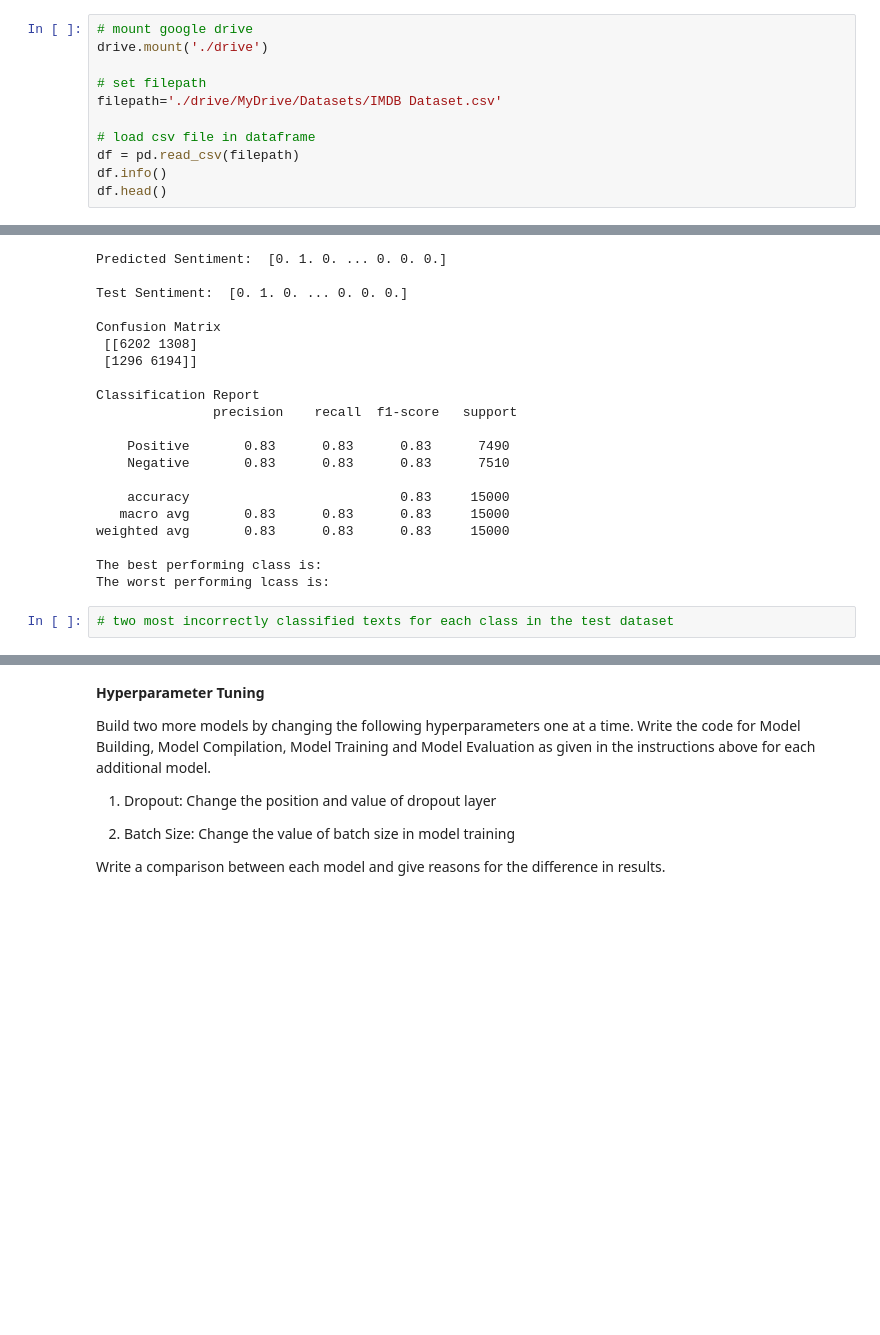
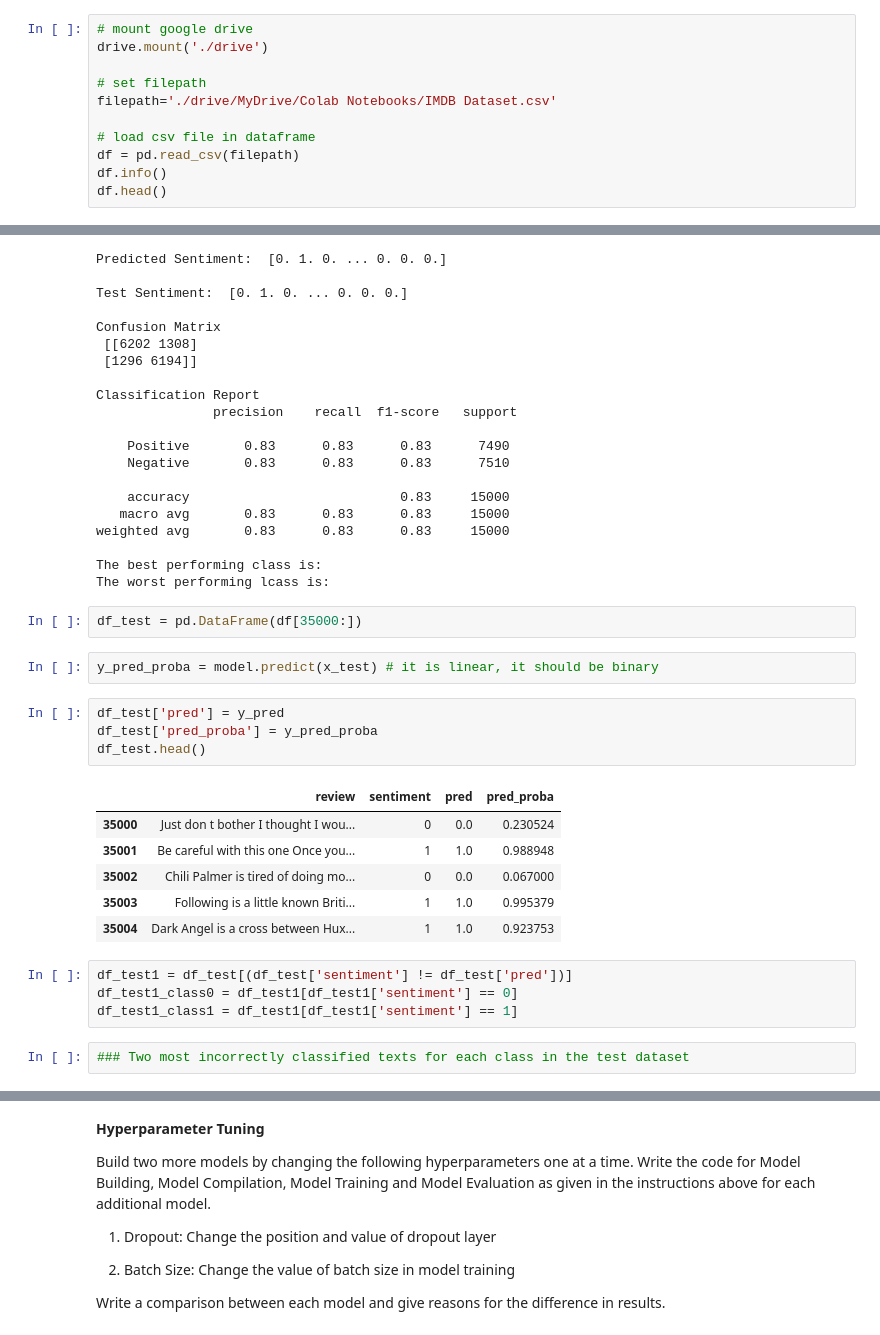
Before and after one commit to ankygupta9999/imdb-50k-DL, a Jupyter notebook: Assignment1_part2.ipynb, the cells around one changed output, grey strips where cells are left out. Saved outputs shown, nothing was run; the diff lists cells and outputs as text; blank space fills up the shorter version.

```diff
--- a/Assignment1_part2.ipynb
+++ b/Assignment1_part2.ipynb
@@ -27,7 +27,7 @@ from sklearn.metrics import classification_report, confusion_matrix
 drive.mount('./drive')
 
 # set filepath
-filepath='./drive/MyDrive/Datasets/IMDB Dataset.csv'
+filepath='./drive/MyDrive/Colab Notebooks/IMDB Dataset.csv'
 
 # load csv file in dataframe
 df = pd.read_csv(filepath)
@@ -409,5 +409,24 @@ weighted avg       0.83      0.83      0.83     15000
 
 The best performing class is:
 The worst performing lcass is:
+# %%
+df_test = pd.DataFrame(df[35000:])
+# %%
+y_pred_proba = model.predict(x_test) # it is linear, it should be binary
+# %%
+df_test['pred'] = y_pred
+df_test['pred_proba'] = y_pred_proba
+df_test.head()
+# %% [output]
+|  | review | sentiment | pred | pred_proba |
+| 35000 | Just don t bother I thought I wou... | 0 | 0.0 | 0.230524 |
+| 35001 | Be careful with this one Once you... | 1 | 1.0 | 0.988948 |
+| 35002 | Chili Palmer is tired of doing mo... | 0 | 0.0 | 0.067000 |
+| 35003 | Following is a little known Briti... | 1 | 1.0 | 0.995379 |
+| 35004 | Dark Angel is a cross between Hux... | 1 | 1.0 | 0.923753 |
+# %%
+df_test1 = df_test[(df_test['sentiment'] != df_test['pred'])]
+df_test1_class0 = df_test1[df_test1['sentiment'] == 0]
+df_test1_class1 = df_test1[df_test1['sentiment'] == 1]
 # %%
-# two most incorrectly classified texts for each class in the test dataset
+### Two most incorrectly classified texts for each class in the test dataset
```
Also changed, not shown: parts of 4 cells of this notebook.
